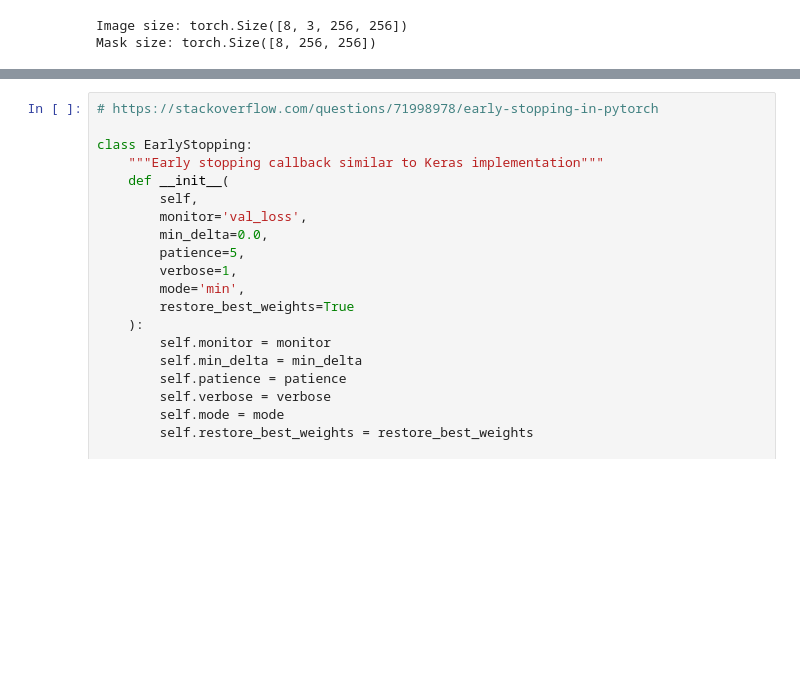
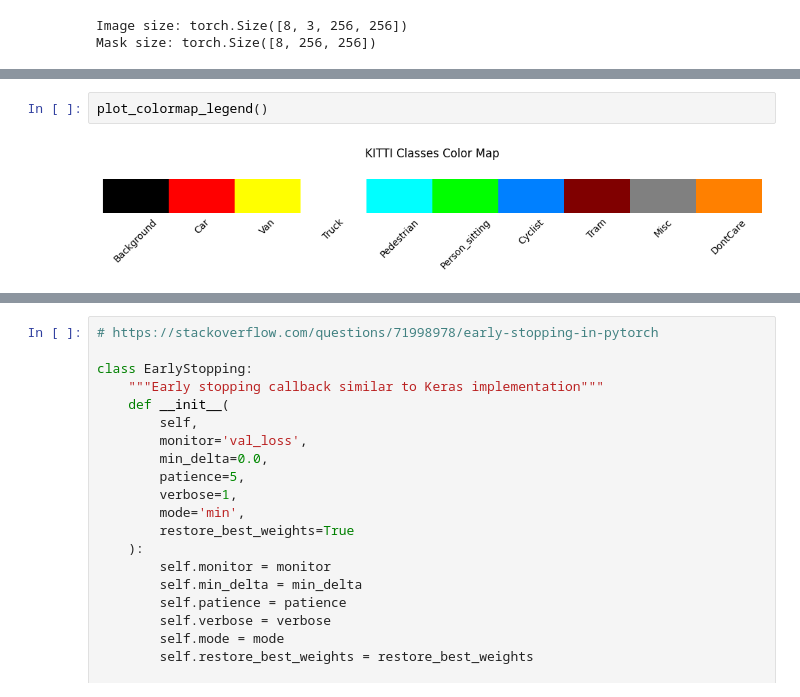
Before and after one commit to sadhiin/unet-image-segmentation, a Jupyter notebook: kitti-CrossE.ipynb, the cells around one changed output, grey strips where cells are left out. Saved outputs shown, nothing was run; the diff lists cells and outputs as text; blank space fills up the shorter version.

```diff
--- a/kitti-CrossE.ipynb
+++ b/kitti-CrossE.ipynb
@@ -95,0 +87,4 @@ Clipping input data to the valid range for imshow with RGB data ([0..1] for floa
+# %%
+plot_colormap_legend()
+# %% [output]
+[figure, added]
```
Also changed, not shown: parts of 2 cells of this notebook, 8 other files.
